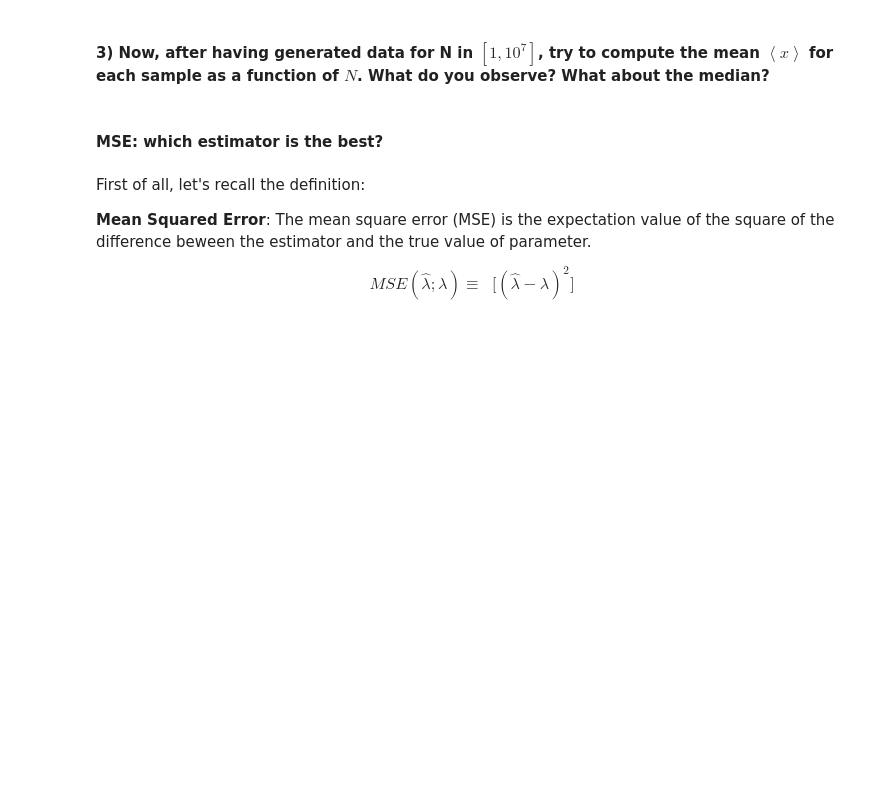
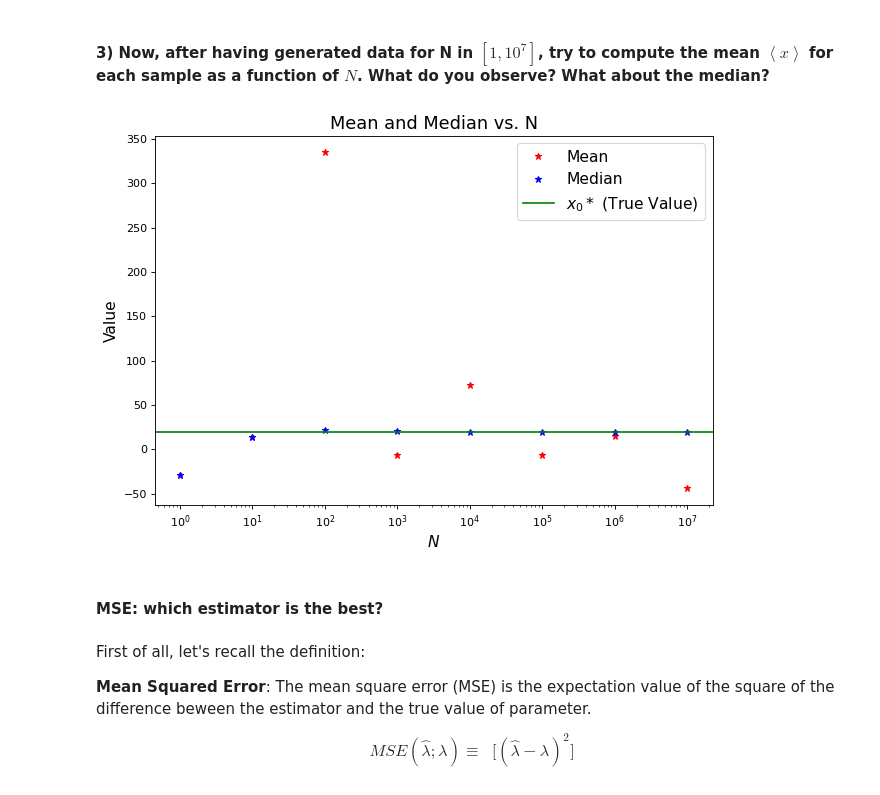
Before and after one commit to Jerry0209/FundamentalLearningEPFL, a Jupyter notebook: TP2/lighthouse_Jerry.ipynb, the cells around one changed output. Cells and saved outputs as stored; diff of their text form; code cells hidden in the pictures; blank space fills up the shorter version.

```diff
--- a/TP2/lighthouse_Jerry.ipynb
+++ b/TP2/lighthouse_Jerry.ipynb
@@ -155,5 +196,31 @@ plt.legend(fontsize=14);
 # %% [markdown]
 #### 3) Now, after having generated data for N in $[1,10^7]$, try to compute the mean $\left<x\right>$ for each sample as a function of $N$. What do you observe? What about the median?
+# %%
+# Generate data for N in [1, 10^7] and compute mean and median
+tab_N = np.logspace(0, 7, num=8, base=10)
+means = []
+medians = []
+x0_true = 20
+y0_true = 15
+
+for N in tab_N:
+    x = cauchy.rvs(loc=x0_true, scale=y0_true, size=int(N))
+    means.append(np.mean(x))
+    medians.append(np.median(x))
+
+# Plot the mean and median as a function of N
+fig = plt.figure(figsize=(9, 6), dpi=80)
+plt.title('Mean and Median vs. N', fontsize=16)
+plt.xlabel('$N$', fontsize=14)
+plt.ylabel('Value', fontsize=14)
+plt.plot(tab_N, means, "*", color='r', label='Mean')
+plt.plot(tab_N, medians, "*", color='b', label='Median')
+plt.axhline(x0_true, color="g", label="$x_0*$ (True Value)")
+plt.xscale("log")
+plt.legend(fontsize=14)
+plt.show()
+# %% [output]
+[figure, added]
 # %% [markdown]
 #### MSE: which estimator is the best?
 # %% [markdown]
```
Also changed, not shown: parts of 11 cells of this notebook.
